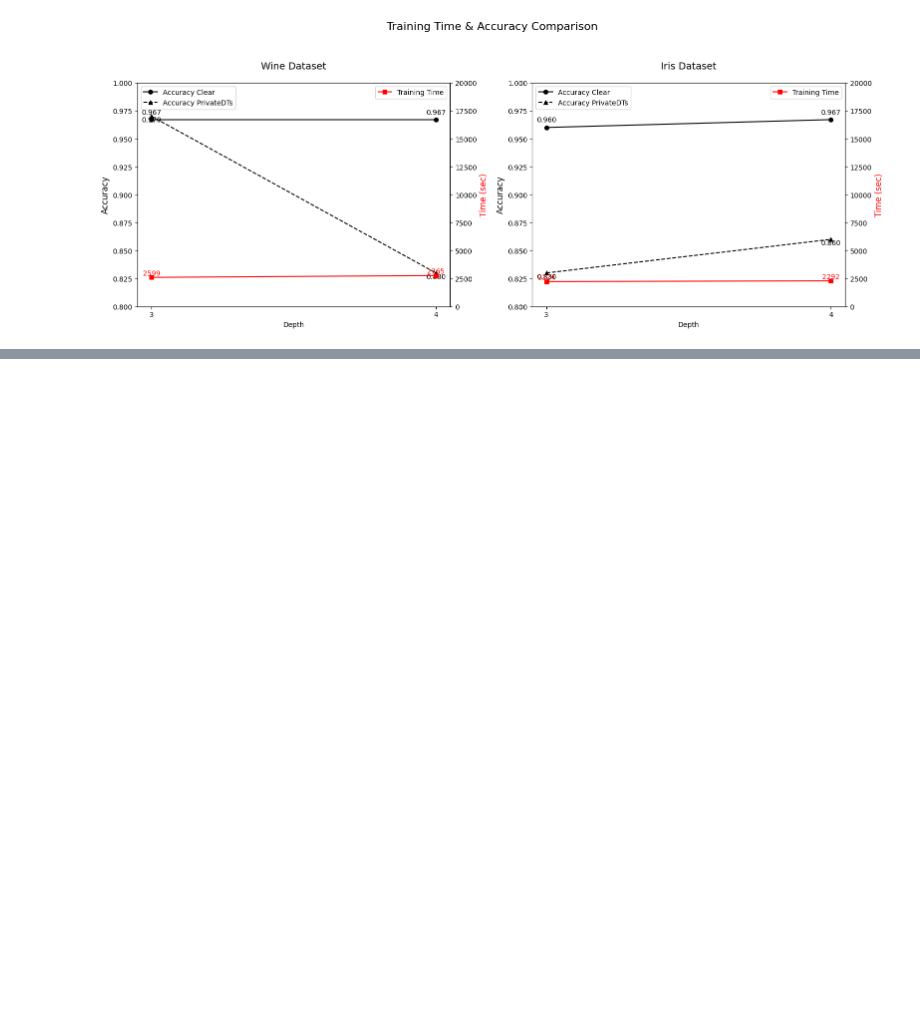
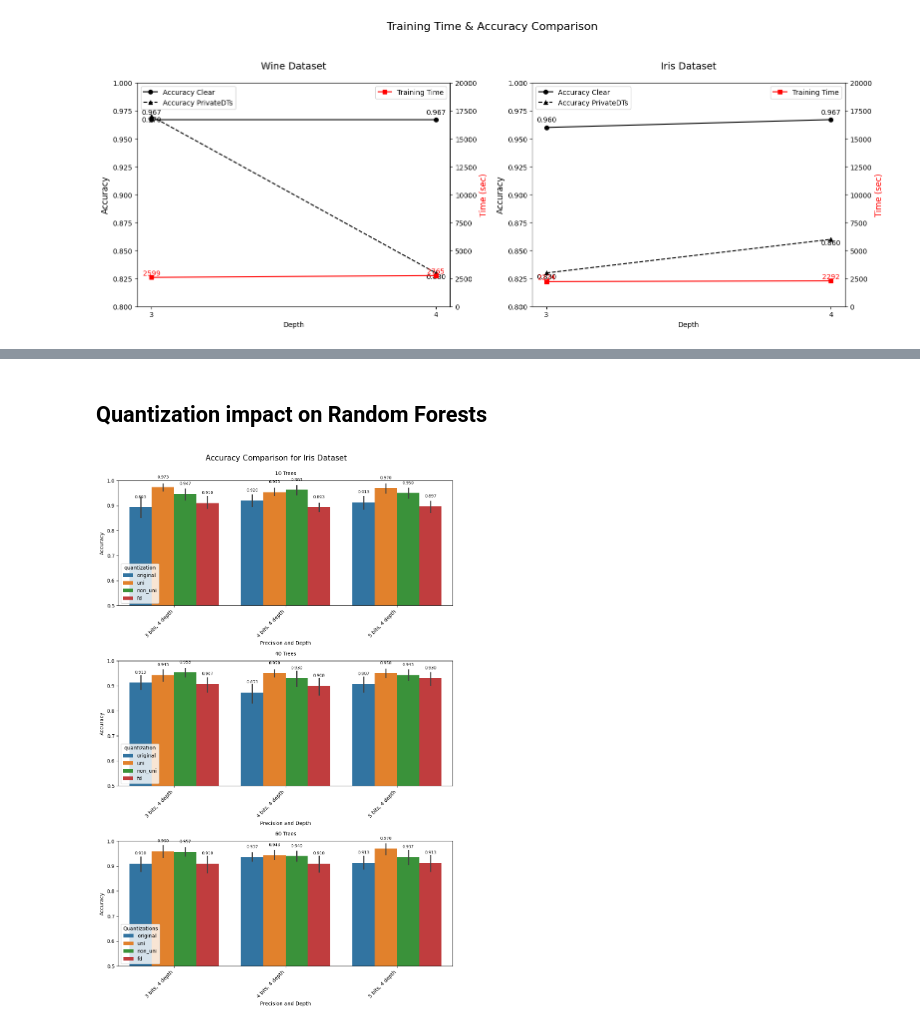
Before and after one commit to sofianeazogagh/oblivious_unlearning, a Jupyter notebook: notebook.ipynb, the cells around one changed output, grey strips where cells are left out. Cells and saved outputs as stored; diff of their text form; code cells hidden in the pictures; blank space fills up the shorter version.

```diff
--- a/notebook.ipynb
+++ b/notebook.ipynb
@@ -356,0 +362,41 @@ plt.show()
+# %% [markdown]
+## Quantization impact on Random Forests
+# %%
+from sklearn.ensemble import RandomForestClassifier
+from sklearn.model_selection import train_test_split
+from sklearn.metrics import accuracy_score
+
+num_experiments = 10
+
+results = pd.DataFrame(columns=["quantization", "precision", "num_forests", "depth", "accuracy"])
+
+for quantization in quantizations:
+    if quantization == "original":
+        dataset_name = "iris"
+    else:
+        filename = f"data/{dataset_name}_{quantization}_{n_bits}bits.csv"
+    data = pd.read_csv(filename, header=None)
+    X = data.iloc[:, :-1]
+    y = data.iloc[:, -1]
+
+    for n_bits in precisions:
+        for n_forests in num_forests:
+            for depth in depths:
+                accuracies = []
+                for expe in range(num_experiments):
+                    X_train, X_test, y_train, y_test = train_test_split(X, y, test_size=0.2)
+                    clf = RandomForestClassifier(n_estimators=n_forests, max_depth=depth)
+                    clf.fit(X_train, y_train)
+                    y_pred = clf.predict(X_test)
+                    accuracy = accuracy_score(y_test, y_pred)
+                    accuracies.append(accuracy)
+                    results = pd.concat([results, pd.DataFrame([[quantization, n_bits, n_forests, depth, accuracy]], columns=results.columns)])
+
+
+results["precision_depth"] = results["precision"].astype(str) + " bits, " + results["depth"].astype(str) + " depth"
+
+plot_accuracy_vs_all_params(results, dataset_name)
+
+# results
+# %% [output]
+[figure, added]
```
Also changed, not shown: parts of 4 cells of this notebook.
